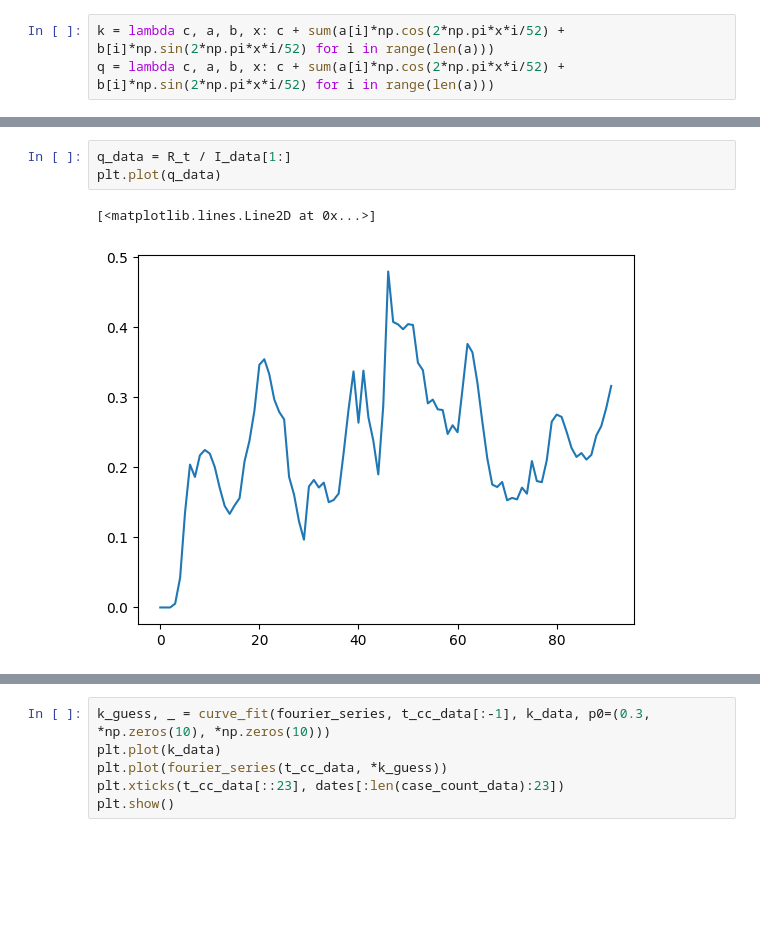
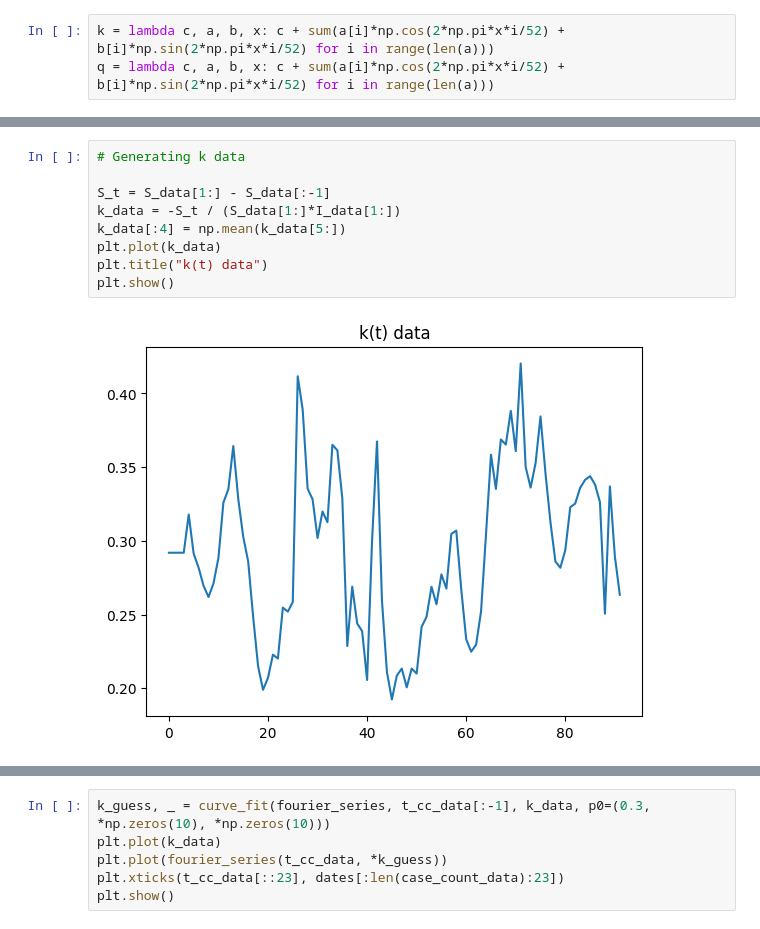
Before and after one commit to seon9cho/COVID-DataAssimilation, a Jupyter notebook: SIR_COVID1.ipynb, the cells around one changed output, grey strips where cells are left out. Drawn from its saved outputs; the diff is of its cells as text; blank space fills up the shorter version.

Commit message:
added k plot and q plot

```diff
--- a/SIR_COVID1.ipynb
+++ b/SIR_COVID1.ipynb
@@ -140,6 +134,11 @@ plt.plot(R_t)
-# %%
-q_data = R_t / I_data[1:]
-plt.plot(q_data)
-# %% [output]
-[<matplotlib.lines.Line2D at 0x...>]
-[figure, removed]
+# %%
+# Generating k data
+
+S_t = S_data[1:] - S_data[:-1]
+k_data = -S_t / (S_data[1:]*I_data[1:])
+k_data[:4] = np.mean(k_data[5:])
+plt.plot(k_data)
+plt.title("k(t) data")
+plt.show()
+# %% [output]
+[figure, added]
```
Also changed, not shown: parts of 10 cells of this notebook, 4 other files.
